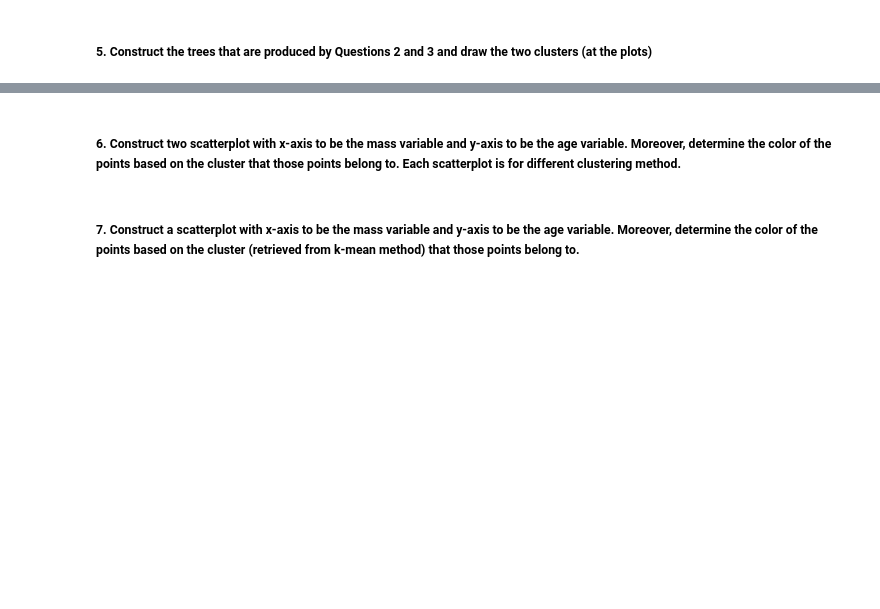
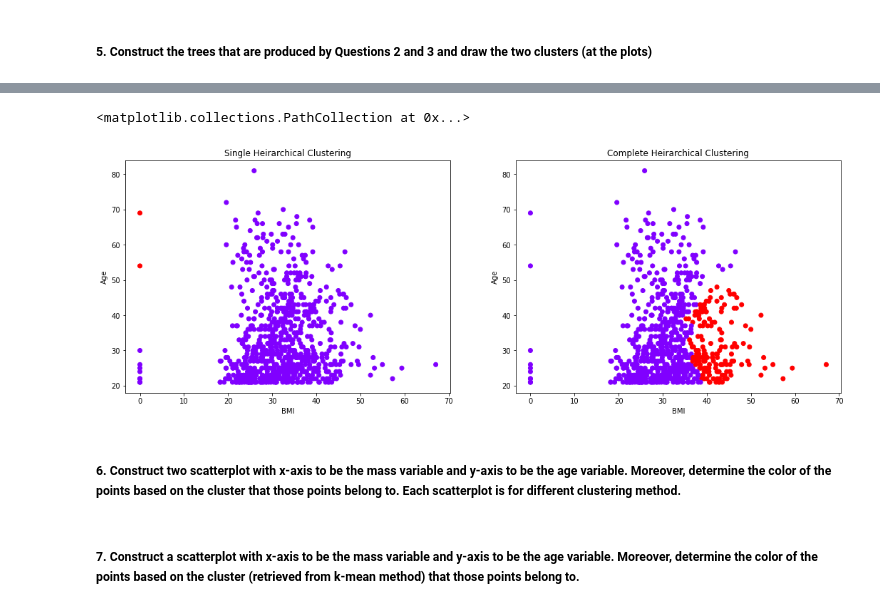
Before and after one commit to Akshat-Raj-Vansh/Data-Mining, a Jupyter notebook: LAB 5/Code/main.ipynb, the cells around one changed output, grey strips where cells are left out. Drawn from its saved outputs; the diff is of its cells as text; code cells hidden in the pictures; blank space fills up the shorter version.

```diff
--- a/LAB 5/Code/main.ipynb
+++ b/LAB 5/Code/main.ipynb
@@ -100,3 +128,17 @@ plt.scatter(data['BMI'],data['Age'], c=cluster.labels_, cmap='rainbow')
+# %%
+fig, ax = plt.subplots(1,2,figsize=(18,6))
+ax[0].set_xlabel('BMI')
+ax[0].set_ylabel('Age')
+ax[0].set_title('Single Heirarchical Clustering')
+ax[0].scatter(data['BMI'],data['Age'], c=cluster_single.labels_, cmap='rainbow')
+
+ax[1].set_xlabel('BMI')
+ax[1].set_ylabel('Age')
+ax[1].set_title('Complete Heirarchical Clustering')
+ax[1].scatter(data['BMI'],data['Age'], c=cluster_complete.labels_, cmap='rainbow')
+# %% [output]
+<matplotlib.collections.PathCollection at 0x...>
+[figure, added]
 # %% [markdown]
 ##### 6. Construct two scatterplot with x-axis to be the mass variable and y-axis to be the age variable. Moreover, determine the color of the points based on the cluster that those points belong to. Each scatterplot is for different clustering method.
 # %% [markdown]
```
Also changed, not shown: parts of 6 cells of this notebook.
